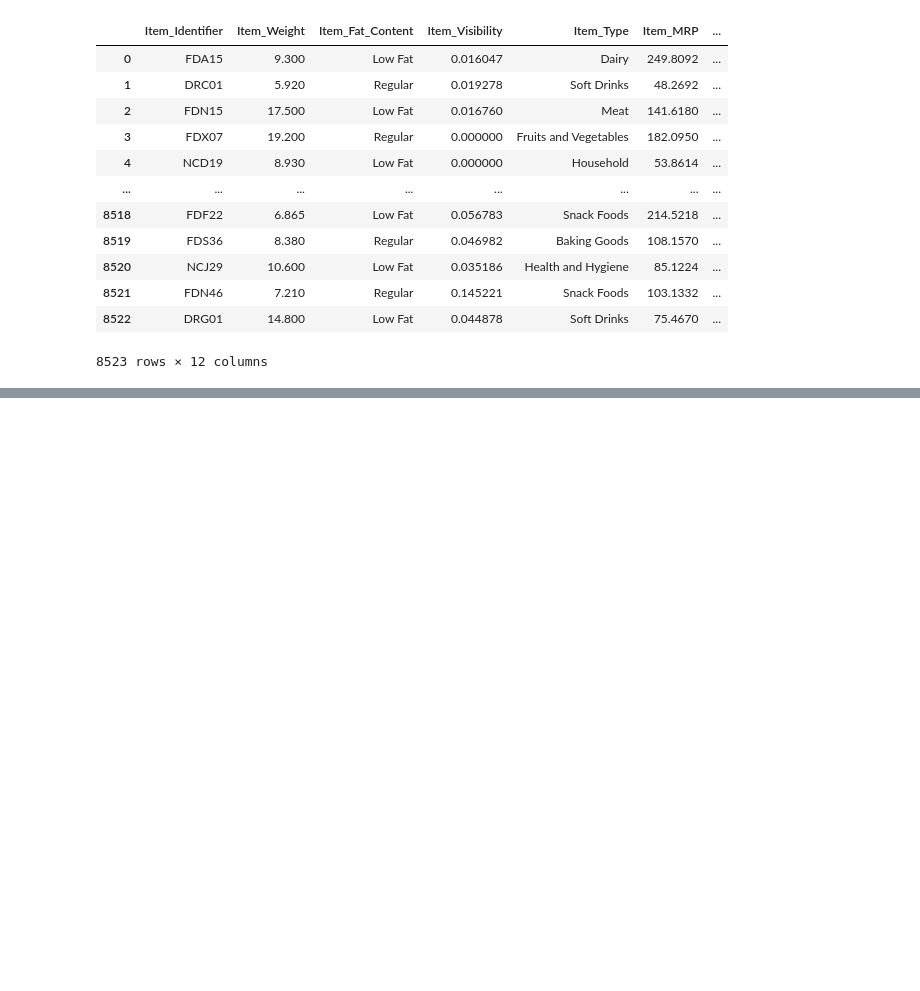
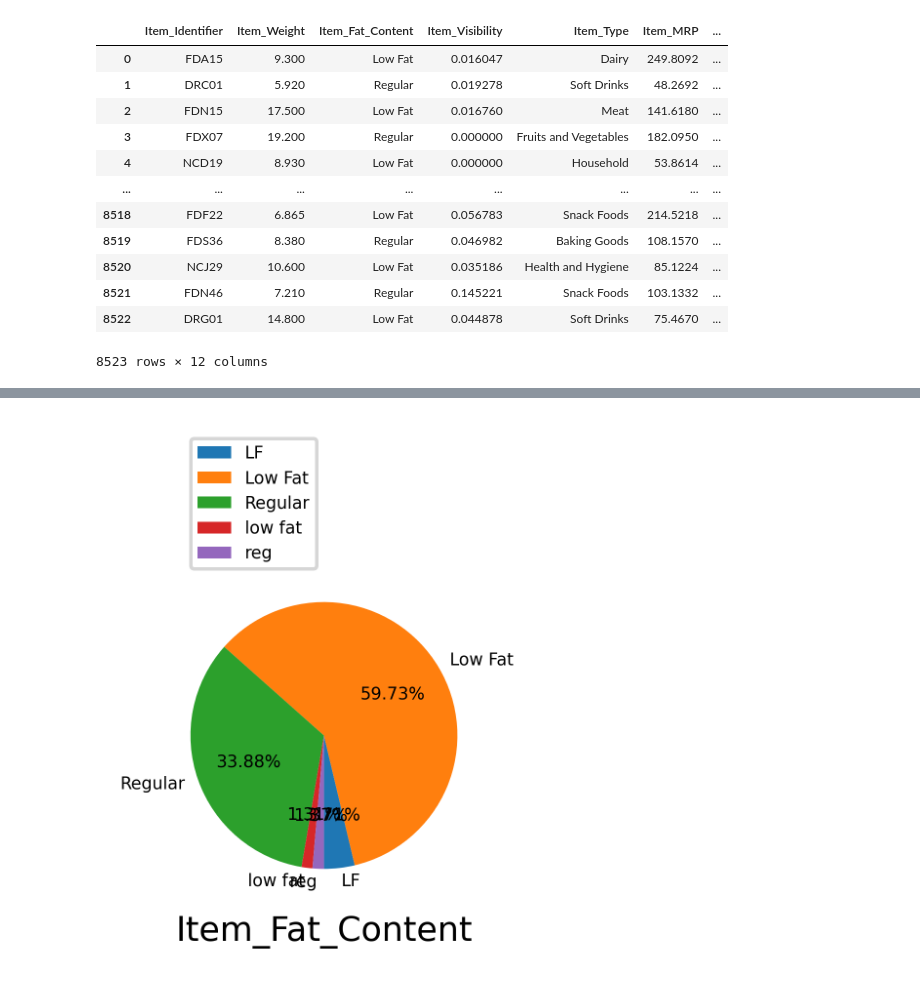
Before and after one commit to aabarzu/sales-predictions, a Jupyter notebook: salesPredictions.ipynb, the cells around one changed output, grey strips where cells are left out. Cells and saved outputs as stored; diff of their text form; code cells hidden in the pictures; blank space fills up the shorter version.

```diff
--- a/salesPredictions.ipynb
+++ b/salesPredictions.ipynb
@@ -30,0 +410,15 @@ Mounted at /content/drive
+# %%
+data_grafo = df.groupby(['Item_Fat_Content'])['Item_Fat_Content'].count()
+
+
+etiquetas = data_grafo.index
+textprops = {"fontsize":5}
+
+fig1 = plt.figure(dpi=500)
+ax1 = fig1.add_subplot(1,3,2)
+ax1.pie(data_grafo,  autopct="%.2f%%", shadow = False, startangle=-90 , labels=etiquetas , textprops =textprops)
+ax1.set_xlabel('Item_Fat_Content');
+ax1.legend( prop={'size': 5} , loc=[0.1,1]);
+plt.show();
+# %% [output]
+[figure, added]
```
Also changed, not shown: parts of 41 cells of this notebook.
